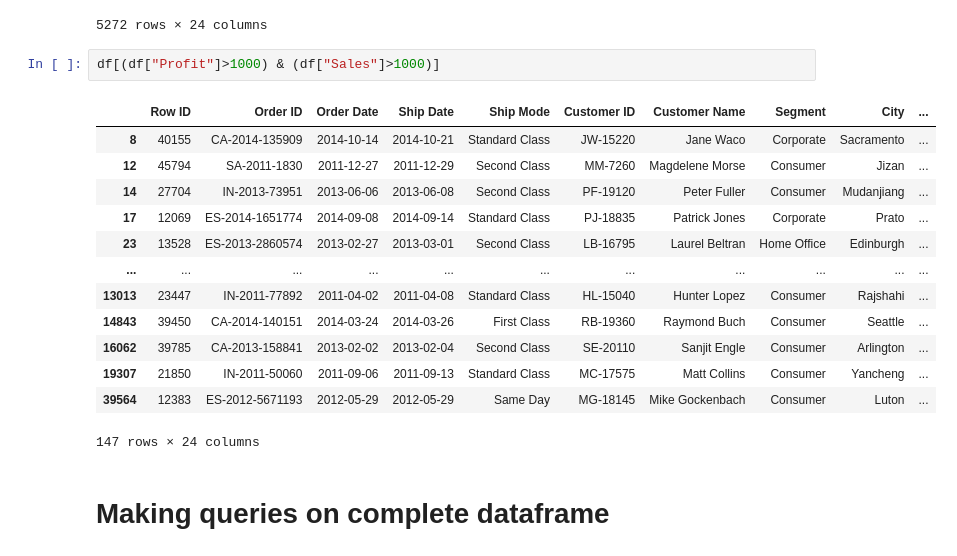
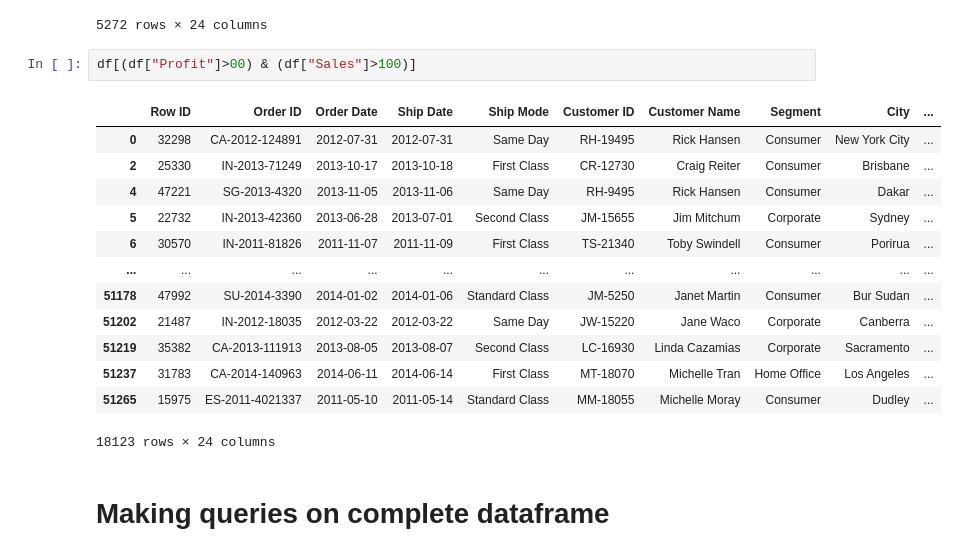
Before and after one commit to DineshAdhada/DS-Projects-Portfolio, a Jupyter notebook: Pandas_advanced_functions.ipynb, the cells around one changed output. Saved outputs shown, nothing was run; the diff lists cells and outputs as text.

```diff
--- a/Pandas_advanced_functions.ipynb
+++ b/Pandas_advanced_functions.ipynb
@@ -122,21 +122,21 @@ df[(df["Segment"]=="Consumer")&(df["Category"]=="Technology") ]
 | 51178 | 47992 | SU-2014-3390 | 2014-01-02 | 2014-01-06 | Standard Class | JM-5250 | Janet Martin | Consumer | Bur Sudan | ... |
 5272 rows × 24 columns
 # %%
-df[(df["Profit"]>1000) & (df["Sales"]>1000)]
+df[(df["Profit"]>00) & (df["Sales"]>100)]
 # %% [output]
 |  | Row ID | Order ID | Order Date | Ship Date | Ship Mode | Customer ID | Customer Name | Segment | City | ... |
-| 8 | 40155 | CA-2014-135909 | 2014-10-14 | 2014-10-21 | Standard Class | JW-15220 | Jane Waco | Corporate | Sacramento | ... |
-| 12 | 45794 | SA-2011-1830 | 2011-12-27 | 2011-12-29 | Second Class | MM-7260 | Magdelene Morse | Consumer | Jizan | ... |
-| 14 | 27704 | IN-2013-73951 | 2013-06-06 | 2013-06-08 | Second Class | PF-19120 | Peter Fuller | Consumer | Mudanjiang | ... |
-| 17 | 12069 | ES-2014-1651774 | 2014-09-08 | 2014-09-14 | Standard Class | PJ-18835 | Patrick Jones | Corporate | Prato | ... |
-| 23 | 13528 | ES-2013-2860574 | 2013-02-27 | 2013-03-01 | Second Class | LB-16795 | Laurel Beltran | Home Office | Edinburgh | ... |
+| 0 | 32298 | CA-2012-124891 | 2012-07-31 | 2012-07-31 | Same Day | RH-19495 | Rick Hansen | Consumer | New York City | ... |
+| 2 | 25330 | IN-2013-71249 | 2013-10-17 | 2013-10-18 | First Class | CR-12730 | Craig Reiter | Consumer | Brisbane | ... |
+| 4 | 47221 | SG-2013-4320 | 2013-11-05 | 2013-11-06 | Same Day | RH-9495 | Rick Hansen | Consumer | Dakar | ... |
+| 5 | 22732 | IN-2013-42360 | 2013-06-28 | 2013-07-01 | Second Class | JM-15655 | Jim Mitchum | Corporate | Sydney | ... |
+| 6 | 30570 | IN-2011-81826 | 2011-11-07 | 2011-11-09 | First Class | TS-21340 | Toby Swindell | Consumer | Porirua | ... |
 | ... | ... | ... | ... | ... | ... | ... | ... | ... | ... | ... |
-| 13013 | 23447 | IN-2011-77892 | 2011-04-02 | 2011-04-08 | Standard Class | HL-15040 | Hunter Lopez | Consumer | Rajshahi | ... |
-| 14843 | 39450 | CA-2014-140151 | 2014-03-24 | 2014-03-26 | First Class | RB-19360 | Raymond Buch | Consumer | Seattle | ... |
-| 16062 | 39785 | CA-2013-158841 | 2013-02-02 | 2013-02-04 | Second Class | SE-20110 | Sanjit Engle | Consumer | Arlington | ... |
-| 19307 | 21850 | IN-2011-50060 | 2011-09-06 | 2011-09-13 | Standard Class | MC-17575 | Matt Collins | Consumer | Yancheng | ... |
-| 39564 | 12383 | ES-2012-5671193 | 2012-05-29 | 2012-05-29 | Same Day | MG-18145 | Mike Gockenbach | Consumer | Luton | ... |
+| 51178 | 47992 | SU-2014-3390 | 2014-01-02 | 2014-01-06 | Standard Class | JM-5250 | Janet Martin | Consumer | Bur Sudan | ... |
+| 51202 | 21487 | IN-2012-18035 | 2012-03-22 | 2012-03-22 | Same Day | JW-15220 | Jane Waco | Corporate | Canberra | ... |
+| 51219 | 35382 | CA-2013-111913 | 2013-08-05 | 2013-08-07 | Second Class | LC-16930 | Linda Cazamias | Corporate | Sacramento | ... |
+| 51237 | 31783 | CA-2014-140963 | 2014-06-11 | 2014-06-14 | First Class | MT-18070 | Michelle Tran | Home Office | Los Angeles | ... |
+| 51265 | 15975 | ES-2011-4021337 | 2011-05-10 | 2011-05-14 | Standard Class | MM-18055 | Michelle Moray | Consumer | Dudley | ... |
-147 rows × 24 columns
+18123 rows × 24 columns
 # %% [markdown]
 # Making queries on complete dataframe
 # %%
```
Also changed, not shown: parts of 44 cells of this notebook.
